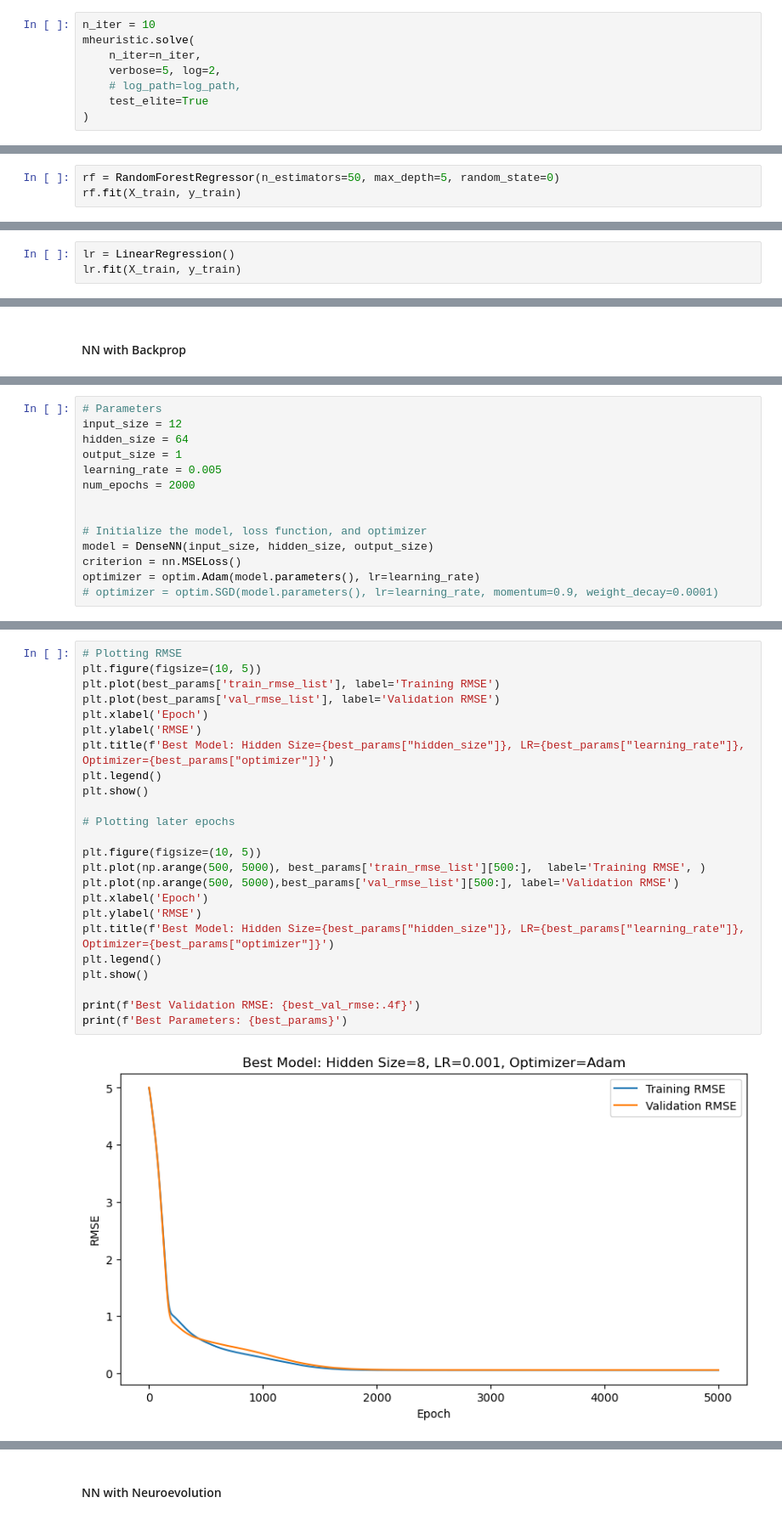
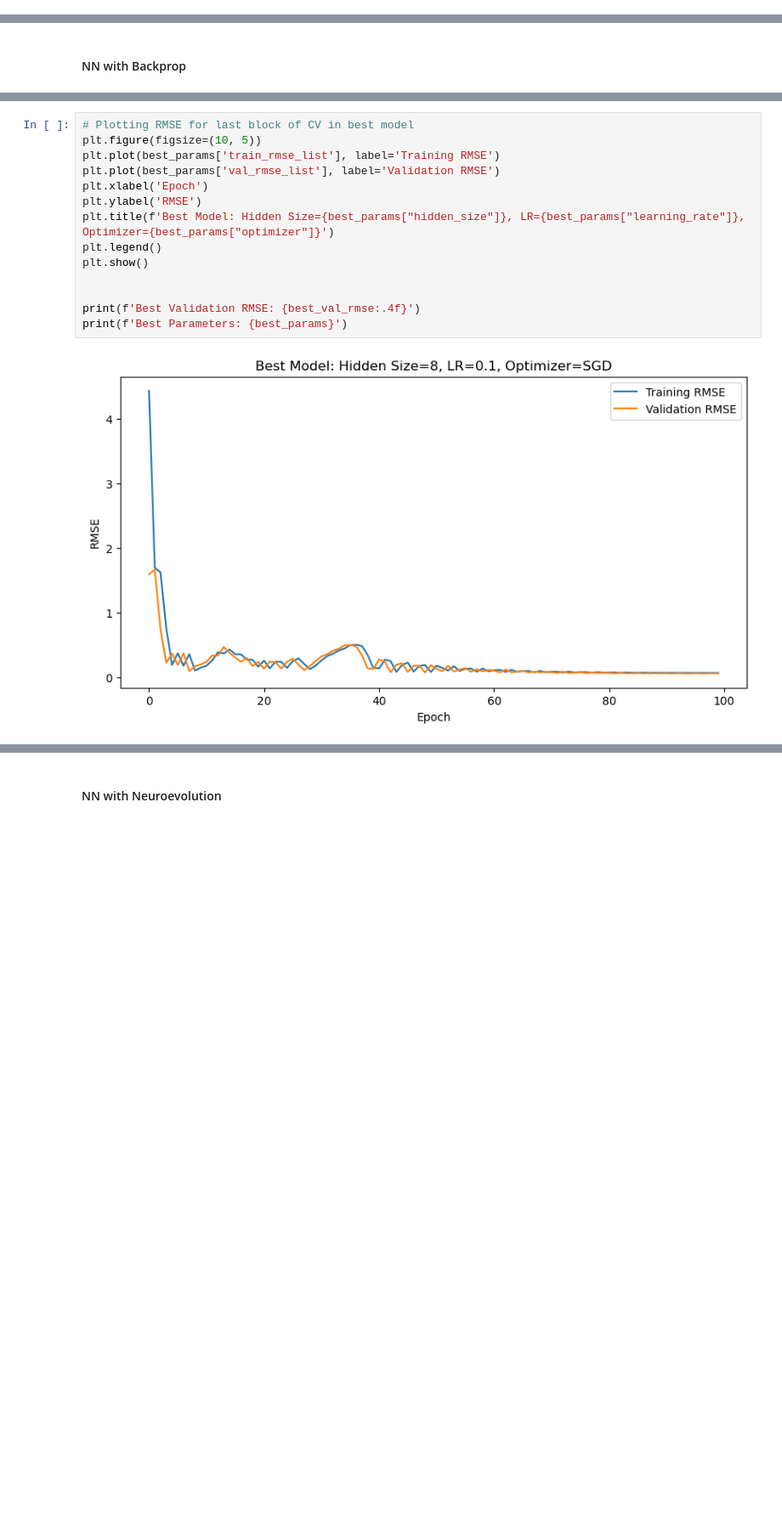
Before and after one commit to ontenkutsenko/GP_Milk_Content_Prediction, a Jupyter notebook: Notebook.ipynb, the cells around one changed output, grey strips where cells are left out. Shown at 85% size. Drawn from its saved outputs; the diff is of its cells as text; blank space fills up the shorter version.

Commit message:
Coding part and statistical tests are done

```diff
--- a/Notebook.ipynb
+++ b/Notebook.ipynb
@@ -620,8 +424,0 @@ tensor(2.4722, device='mps:0')
-# %%
-n_iter = 10
-mheuristic.solve(
-    n_iter=n_iter,
-    verbose=5, log=2,
-    # log_path=log_path,
-    test_elite=True
-)
@@ -648,3 +561,0 @@ mean_squared_error(y_val, y_val-y_val + y_train.mean())**0.5
-# %%
-rf = RandomForestRegressor(n_estimators=50, max_depth=5, random_state=0)
-rf.fit(X_train, y_train)
@@ -658,3 +561,0 @@ mean_squared_error(y_val, rf.predict(X_val))**0.5
-# %%
-lr = LinearRegression()
-lr.fit(X_train, y_train)
@@ -700,20 +671,6 @@ def get_optimizer(optimizer_name, model_params, lr):
         return optim.SGD(model_params, lr=lr, momentum=0.9)
     elif optimizer_name == 'RMSprop':
         return optim.RMSprop(model_params, lr=lr, momentum=0.9)
-# %%
-# Parameters
-input_size = 12
-hidden_size = 64
-output_size = 1
-learning_rate = 0.005
-num_epochs = 2000
-
-
-# Initialize the model, loss function, and optimizer
-model = DenseNN(input_size, hidden_size, output_size)
-criterion = nn.MSELoss()
-optimizer = optim.Adam(model.parameters(), lr=learning_rate)
-# optimizer = optim.SGD(model.parameters(), lr=learning_rate, momentum=0.9, weight_decay=0.0001)
 # %%
 # Hyperparameters we will not change
 input_size = 12
@@ -808,26 +799,16 @@ Final Training RMSE: 0.0579, Final Validation RMSE: 0.0622
 # %%
-# Plotting RMSE
+# Plotting RMSE for last block of CV in best model
 plt.figure(figsize=(10, 5))
 plt.plot(best_params['train_rmse_list'], label='Training RMSE')
 plt.plot(best_params['val_rmse_list'], label='Validation RMSE')
 plt.xlabel('Epoch')
 plt.ylabel('RMSE')
 plt.title(f'Best Model: Hidden Size={best_params["hidden_size"]}, LR={best_params["learning_rate"]}, Optimizer={best_params["optimizer"]}')
 plt.legend()
 plt.show()
 
-# Plotting later epochs
-
-plt.figure(figsize=(10, 5))
-plt.plot(np.arange(500, 5000), best_params['train_rmse_list'][500:],  label='Training RMSE', )
-plt.plot(np.arange(500, 5000),best_params['val_rmse_list'][500:], label='Validation RMSE')
-plt.xlabel('Epoch')
-plt.ylabel('RMSE')
-plt.title(f'Best Model: Hidden Size={best_params["hidden_size"]}, LR={best_params["learning_rate"]}, Optimizer={best_params["optimizer"]}')
-plt.legend()
-plt.show()
 
 print(f'Best Validation RMSE: {best_val_rmse:.4f}')
 print(f'Best Parameters: {best_params}')
 # %% [output]
-[figure, old version]
+[figure, new version]
```
Also changed, not shown: parts of 104 cells of this notebook, 6 other files.
